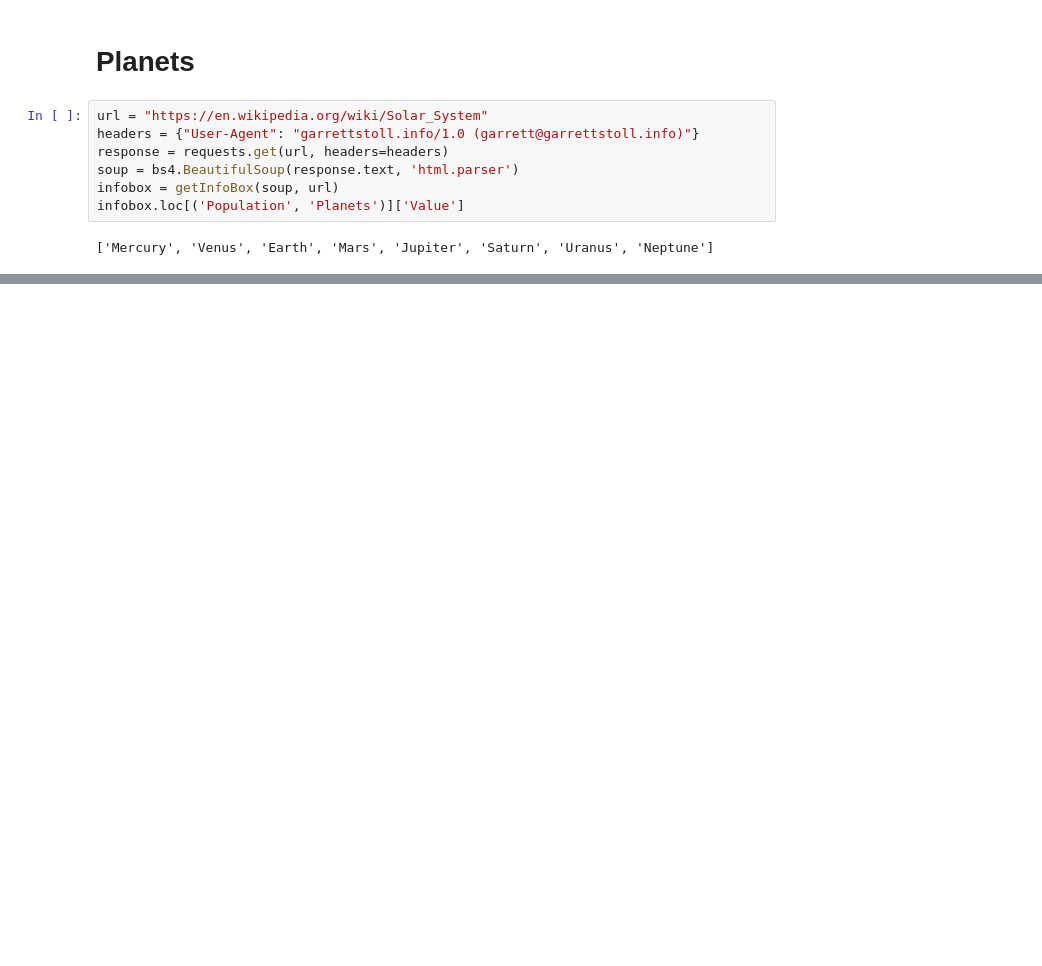
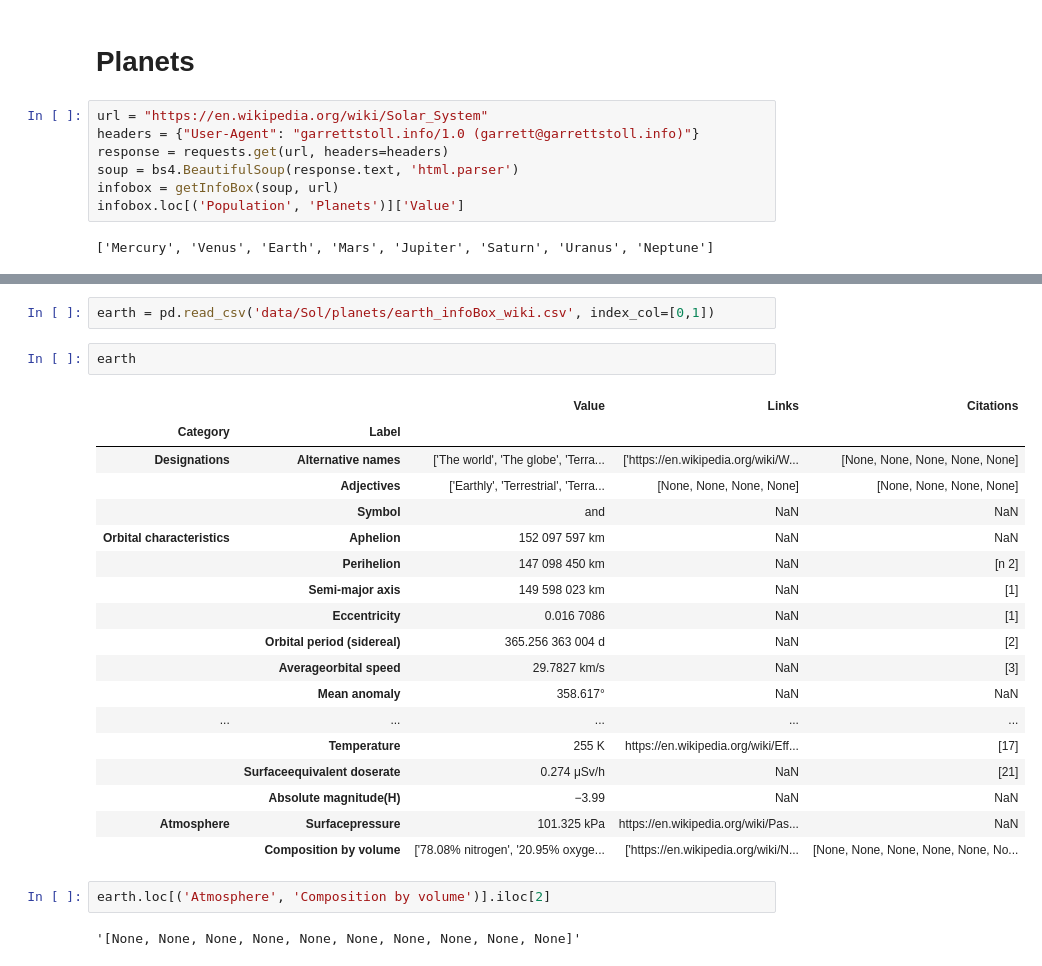
Before and after one commit to gstoll9/garrettstoll.info, a Jupyter notebook: python/solarsystem/planetWiki.ipynb, the cells around one changed output, grey strips where cells are left out. Drawn from its saved outputs; the diff is of its cells as text; blank space fills up the shorter version.

```diff
--- a/python/solarsystem/planetWiki.ipynb
+++ b/python/solarsystem/planetWiki.ipynb
@@ -170,3 +226,30 @@ for i, planet in enumerate(infobox.loc[('Population', 'Planets')]['Value']):
 5
 6
 7
+# %%
+earth = pd.read_csv('data/Sol/planets/earth_infoBox_wiki.csv', index_col=[0,1])
+# %%
+earth
+# %% [output]
+|  |  | Value | Links | Citations |
+| Category | Label |  |  |  |
+| Designations | Alternative names | ['The world', 'The globe', 'Terra... | ['https://en.wikipedia.org/wiki/W... | [None, None, None, None, None] |
+|  | Adjectives | ['Earthly', 'Terrestrial', 'Terra... | [None, None, None, None] | [None, None, None, None] |
+|  | Symbol | and | NaN | NaN |
+| Orbital characteristics | Aphelion | 152 097 597 km | NaN | NaN |
+|  | Perihelion | 147 098 450 km | NaN | [n 2] |
+|  | Semi-major axis | 149 598 023 km | NaN | [1] |
+|  | Eccentricity | 0.016 7086 | NaN | [1] |
+|  | Orbital period (sidereal) | 365.256 363 004 d | NaN | [2] |
+|  | Averageorbital speed | 29.7827 km/s | NaN | [3] |
+|  | Mean anomaly | 358.617° | NaN | NaN |
+| ... | ... | ... | ... | ... |
+|  | Temperature | 255 K | https://en.wikipedia.org/wiki/Eff... | [17] |
+|  | Surfaceequivalent doserate | 0.274 μSv/h | NaN | [21] |
+|  | Absolute magnitude(H) | −3.99 | NaN | NaN |
+| Atmosphere | Surfacepressure | 101.325 kPa | https://en.wikipedia.org/wiki/Pas... | NaN |
+|  | Composition by volume | ['78.08% nitrogen', '20.95% oxyge... | ['https://en.wikipedia.org/wiki/N... | [None, None, None, None, None, No... |
+# %%
+earth.loc[('Atmosphere', 'Composition by volume')].iloc[2]
+# %% [output]
+'[None, None, None, None, None, None, None, None, None, None]'
```
Also changed, not shown: parts of 6 cells of this notebook, 2 other files.
